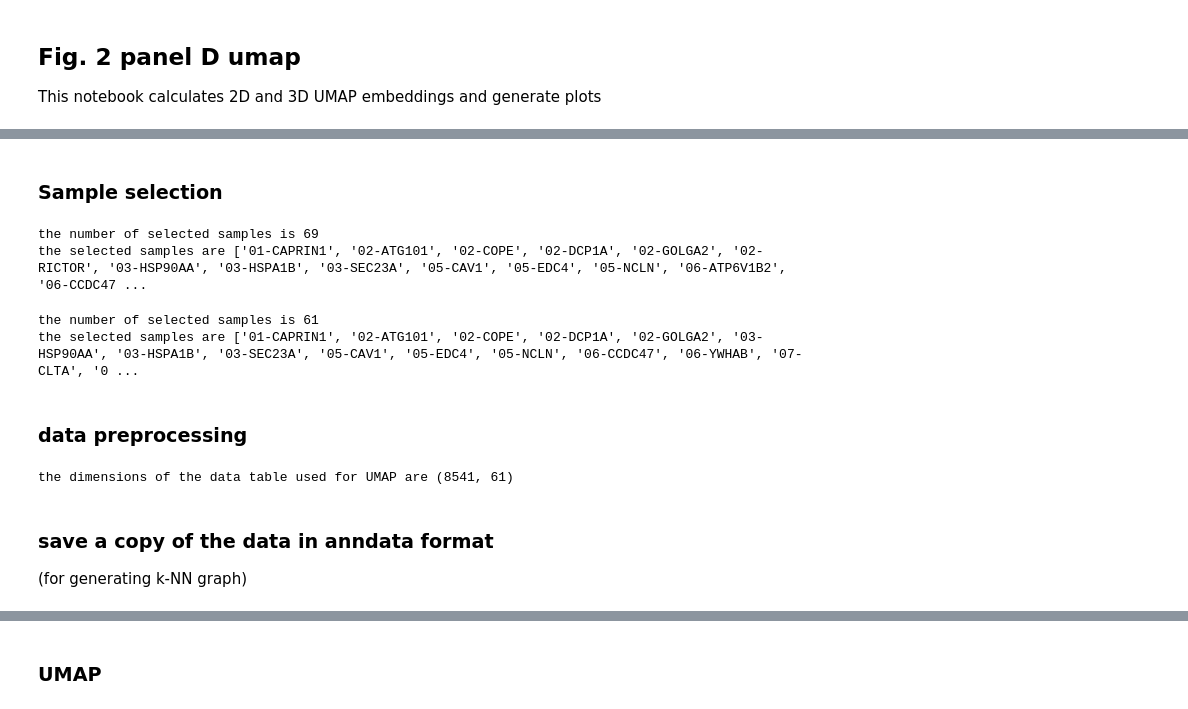
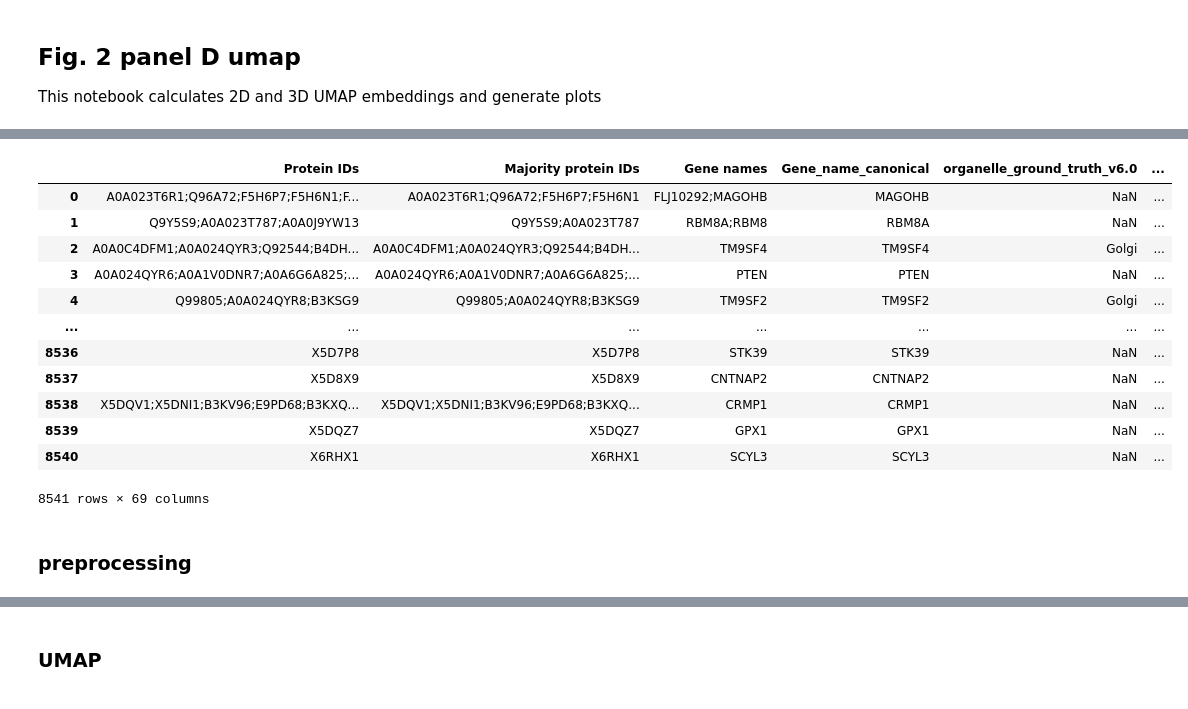
Before and after one commit to czbiohub-sf/Organelle_IP_analyses_and_figures, a Jupyter notebook: notebooks/Fig2/panel_D/Fig2_D_umap.ipynb, the cells around one changed output, grey strips where cells are left out. Cells and saved outputs as stored; diff of their text form; code cells hidden in the pictures.

```diff
--- a/notebooks/Fig2/panel_D/Fig2_D_umap.ipynb
+++ b/notebooks/Fig2/panel_D/Fig2_D_umap.ipynb
@@ -39,15 +36,27 @@ Timestamp: 2023-12-05
 timestamp = "2023-12-04"
 # %%
 # define files to load
-enrichment_dir = Path.cwd().parent.parent / "enrichment"
-enrichment_csv_path = enrichment_dir / "output" / "enrichment_and_volcano_tables" / f'{timestamp}_enrichment_table_NOC_prop.csv'
+input_dir = Path.cwd().parent / "panel_C" / "output"
+umap_table_path = input_dir / f"{timestamp}_umap_table.csv"
+quants_path = input_dir / f"{timestamp}_quants.csv"
+
+# load data
+try:
+    # load the file
+    umap_table = pd.read_csv(umap_table_path, index_col=0)
+except FileNotFoundError:
+    print(f"File {umap_table_path} not found.\nPlease run Fig2_C_consensus_annotation.ipynb first or specify the correct timestamp, current value is {timestamp}")
+except pd.errors.ParserError:
+    print(f"There was an error parsing the CSV file at {umap_table_path}.")
+except Exception as e:
+    print(f"An unexpected error occurred: {e}")
 
 try:
     # load the file
-    enrichments = pd.read_csv(enrichment_csv_path, header=[0,1], index_col=0)
+    quants = pd.read_csv(quants_path, index_col=0)
 except FileNotFoundError:
-    print(f"File {enrichment_csv_path} not found.\nPlease run the enrichment analysis first or specify the correct timestamp, current value is {timestamp}")
+    print(f"File {quants_path} not found.\nPlease run Fig2_C_consensus_annotation.ipynb first or specify the correct timestamp, current value is {timestamp}")
 except pd.errors.ParserError:
-    print(f"There was an error parsing the CSV file at {enrichment_csv_path}.")
+    print(f"There was an error parsing the CSV file at {quants_path}.")
 except Exception as e:
     print(f"An unexpected error occurred: {e}")
@@ -90,2 +62,0 @@ for c in list_of_cols_to_add:
-# %% [markdown]
-### Sample selection
@@ -114,7 +62,0 @@ for index, row in sample_table.iterrows():
-# %%
-# check the selected samples
-print(f"the number of selected samples is {len(selected_samples)}")
-print(f"the selected samples are {sorted(selected_samples)}")
-# %% [output]
-the number of selected samples is 69
-the selected samples are ['01-CAPRIN1', '02-ATG101', '02-COPE', '02-DCP1A', '02-GOLGA2', '02-RICTOR', '03-HSP90AA', '03-HSPA1B', '03-SEC23A', '05-CAV1', '05-EDC4', '05-NCLN', '06-ATP6V1B2', '06-CCDC47 ...
@@ -125,24 +63,21 @@ selected_samples = [x for x in selected_samples if x not in to_drop] # update th
-# %%
-# check the selected samples after manual sample removal
-print(f"the number of selected samples is {len(selected_samples)}")
-print(f"the selected samples are {sorted(selected_samples)}")
-# %% [output]
-the number of selected samples is 61
-the selected samples are ['01-CAPRIN1', '02-ATG101', '02-COPE', '02-DCP1A', '02-GOLGA2', '03-HSP90AA', '03-HSPA1B', '03-SEC23A', '05-CAV1', '05-EDC4', '05-NCLN', '06-CCDC47', '06-YWHAB', '07-CLTA', '0 ...
+# %%
+umap_table
+# %% [output]
+|  | Protein IDs | Majority protein IDs | Gene names | Gene_name_canonical | organelle_ground_truth_v6.0 | ... |
+| 0 | A0A023T6R1;Q96A72;F5H6P7;F5H6N1;F... | A0A023T6R1;Q96A72;F5H6P7;F5H6N1 | FLJ10292;MAGOHB | MAGOHB | NaN | ... |
+| 1 | Q9Y5S9;A0A023T787;A0A0J9YW13 | Q9Y5S9;A0A023T787 | RBM8A;RBM8 | RBM8A | NaN | ... |
+| 2 | A0A0C4DFM1;A0A024QYR3;Q92544;B4DH... | A0A0C4DFM1;A0A024QYR3;Q92544;B4DH... | TM9SF4 | TM9SF4 | Golgi | ... |
+| 3 | A0A024QYR6;A0A1V0DNR7;A0A6G6A825;... | A0A024QYR6;A0A1V0DNR7;A0A6G6A825;... | PTEN | PTEN | NaN | ... |
+| 4 | Q99805;A0A024QYR8;B3KSG9 | Q99805;A0A024QYR8;B3KSG9 | TM9SF2 | TM9SF2 | Golgi | ... |
+| ... | ... | ... | ... | ... | ... | ... |
+| 8536 | X5D7P8 | X5D7P8 | STK39 | STK39 | NaN | ... |
+| 8537 | X5D8X9 | X5D8X9 | CNTNAP2 | CNTNAP2 | NaN | ... |
+| 8538 | X5DQV1;X5DNI1;B3KV96;E9PD68;B3KXQ... | X5DQV1;X5DNI1;B3KV96;E9PD68;B3KXQ... | CRMP1 | CRMP1 | NaN | ... |
+| 8539 | X5DQZ7 | X5DQZ7 | GPX1 | GPX1 | NaN | ... |
+| 8540 | X6RHX1 | X6RHX1 | SCYL3 | SCYL3 | NaN | ... |
+8541 rows × 69 columns
 # %% [markdown]
-### data preprocessing
+### preprocessing
-# %%
-# finalize the table for leiden and umap
-umap_table = enrichments.droplevel(0, axis=1)[meta_cols + selected_samples].copy()
-# normalization and UMAP algorithm are not compatible with any NaN values, so drop them
-umap_table = umap_table.dropna(subset=selected_samples)
-quants = umap_table[selected_samples].copy()
-print(f"the dimensions of the data table used for UMAP are {quants.shape}")
-# %% [output]
-the dimensions of the data table used for UMAP are (8541, 61)
 # %%
 # scale the table for UMAP
 scaled = pu.scale_table(matrix=quants, method='standard')
-# %% [markdown]
-### save a copy of the data in anndata format
-(for generating k-NN graph)
```
Also changed, not shown: parts of 15 cells of this notebook, 14 other files.
